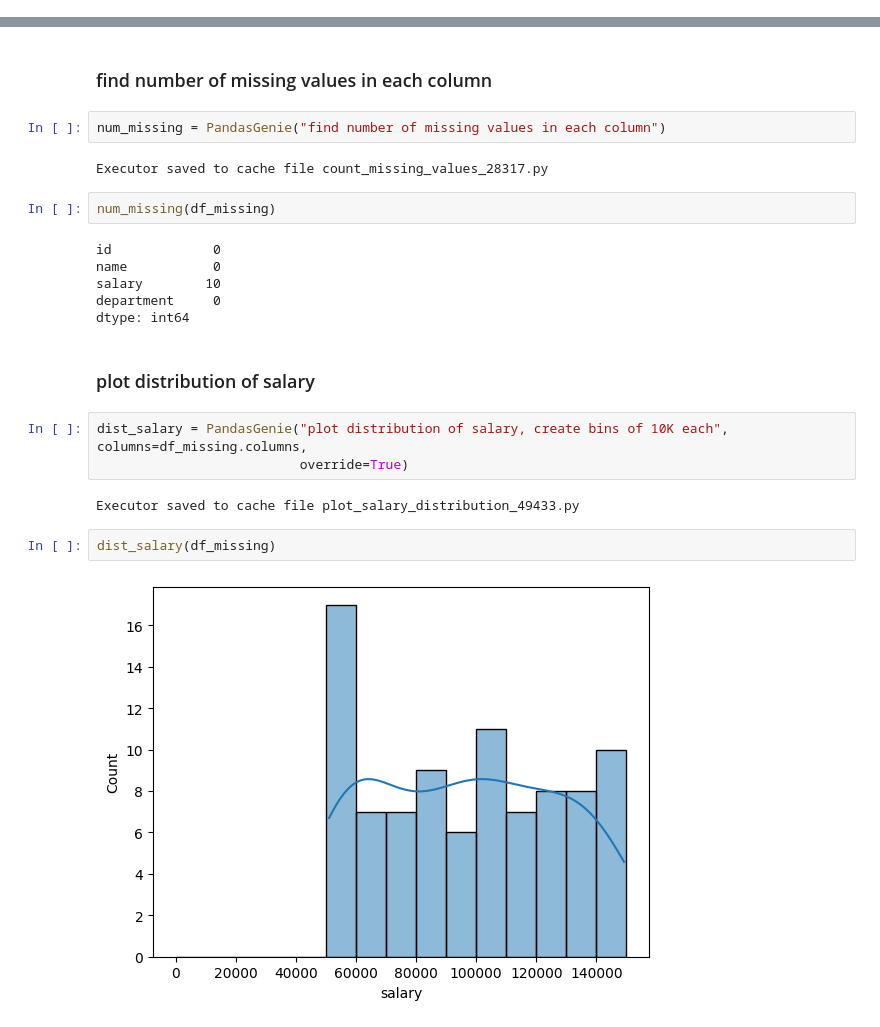
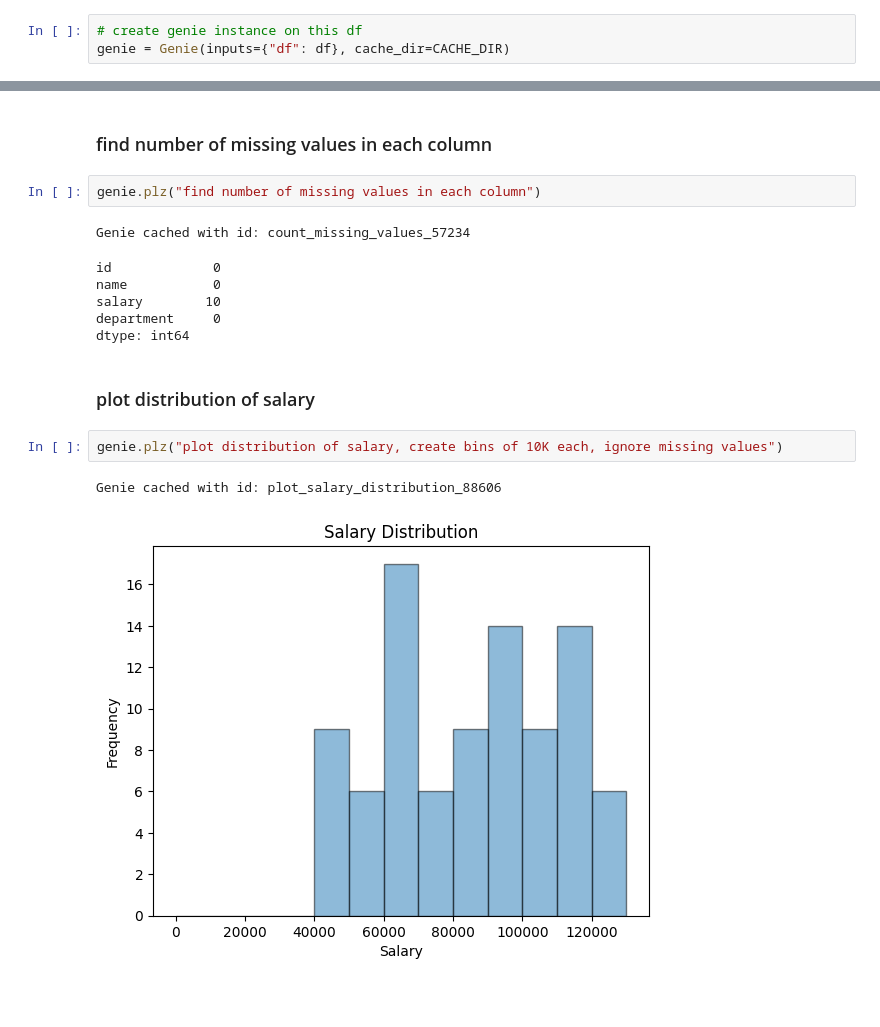
Before and after one commit to thismlguy/code-genie, a Jupyter notebook: docs/notebooks/Starter.ipynb, the cells around one changed output, grey strips where cells are left out. Drawn from its saved outputs; the diff is of its cells as text; blank space fills up the shorter version.

```diff
--- a/docs/notebooks/Starter.ipynb
+++ b/docs/notebooks/Starter.ipynb
@@ -77,28 +59,24 @@ df_missing["salary"].isnull().sum()
+# %%
+# create genie instance on this df
+genie = Genie(inputs={"df": df}, cache_dir=CACHE_DIR)
 # %% [markdown]
 ## Analyze data
 # %% [markdown]
 ### find number of missing values in each column
 # %%
-num_missing = PandasGenie("find number of missing values in each column")
+genie.plz("find number of missing values in each column")
 # %% [output]
-Executor saved to cache file count_missing_values_28317.py
+Genie cached with id: count_missing_values_57234
+id             0
+name           0
+salary        10
+department     0
+dtype: int64
-# %%
-num_missing(df_missing)
-# %% [output]
-id             0
-name           0
-salary        10
-department     0
-dtype: int64
 # %% [markdown]
 ### plot distribution of salary
 # %%
-dist_salary = PandasGenie("plot distribution of salary, create bins of 10K each", columns=df_missing.columns,
-                          override=True)
+genie.plz("plot distribution of salary, create bins of 10K each, ignore missing values")
 # %% [output]
-Executor saved to cache file plot_salary_distribution_49433.py
+Genie cached with id: plot_salary_distribution_88606
+[figure, added]
-# %%
-dist_salary(df_missing)
-# %% [output]
-[figure, removed]
 # %%
```
Also changed, not shown: parts of 18 cells of this notebook, 30 other files.
